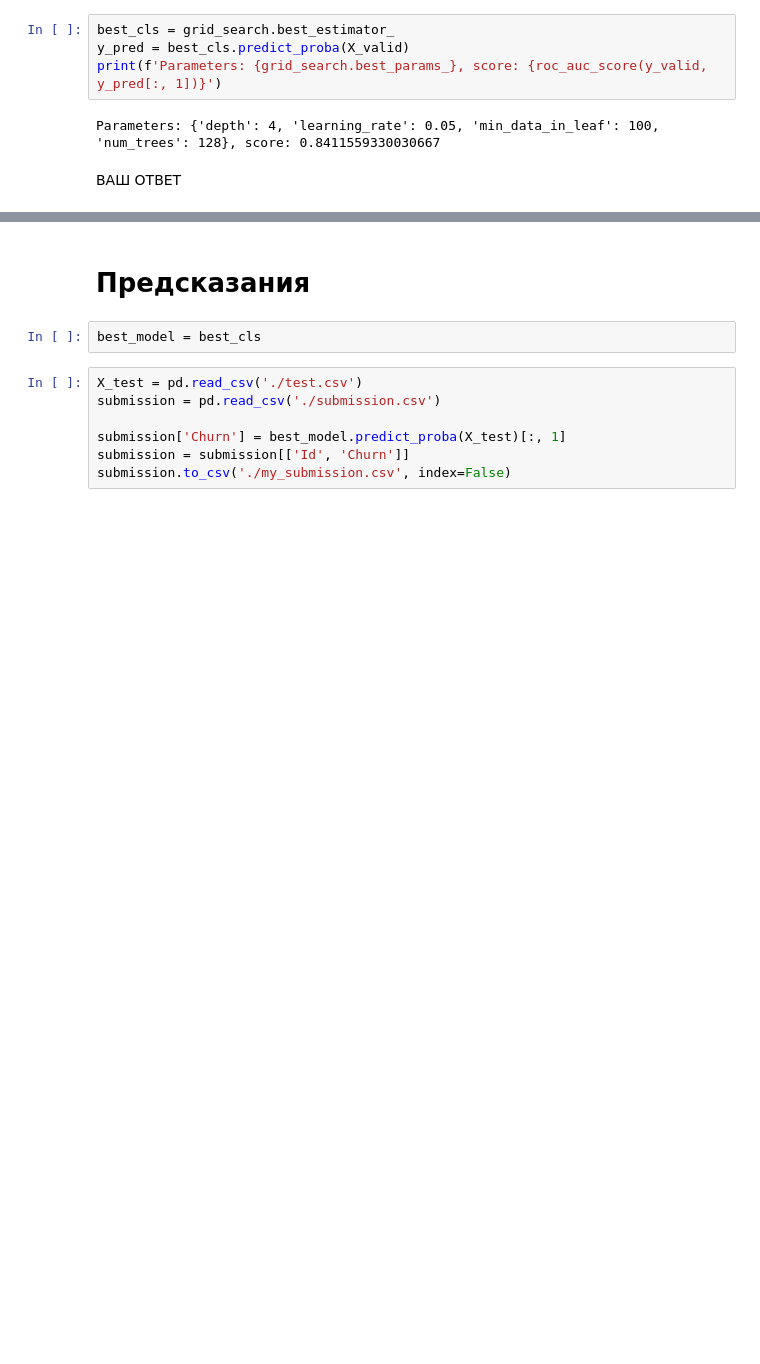
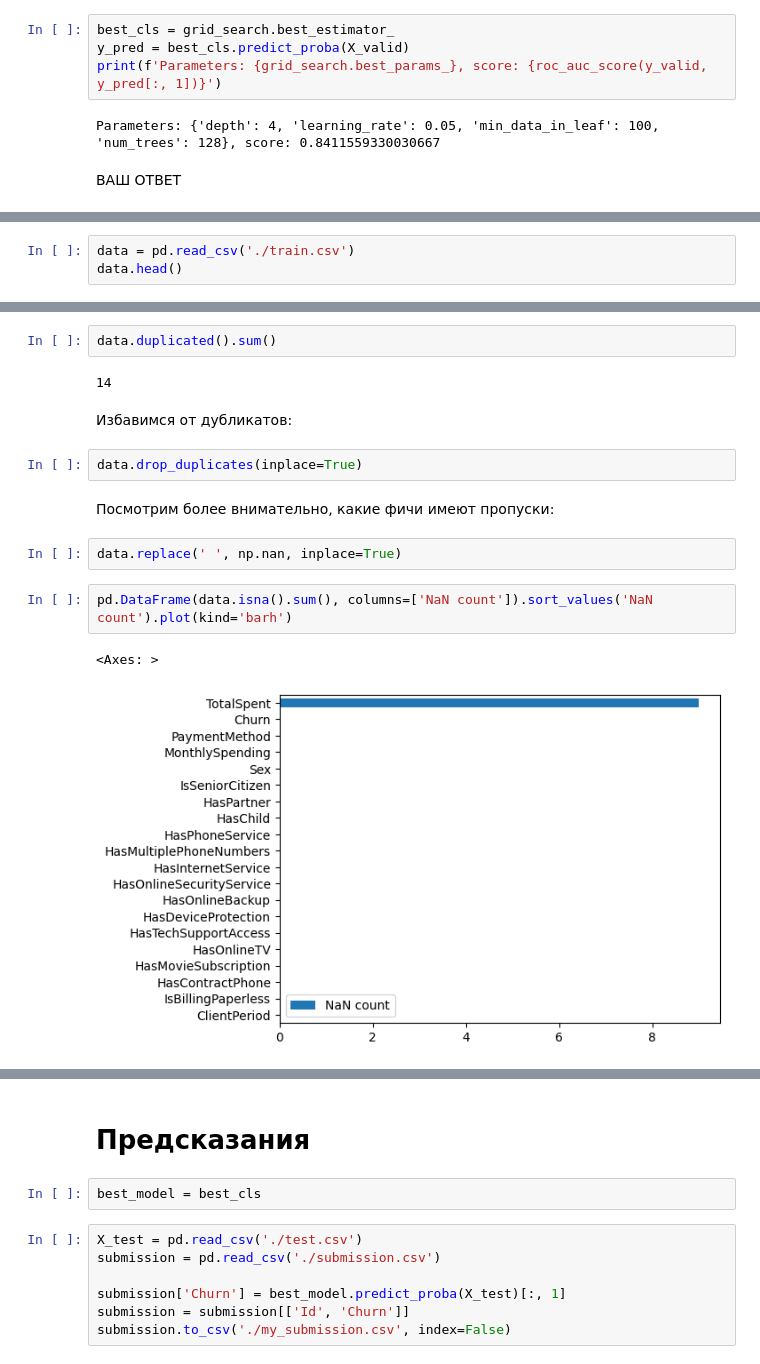
Before and after one commit to smirnovlad/DLS-fall, a Jupyter notebook: sem_03/hw/hw_kaggle.ipynb, the cells around one changed output, grey strips where cells are left out. Drawn from its saved outputs; the diff is of its cells as text; blank space fills up the shorter version.

Commit message:
data cleaning is uupgraded

```diff
--- a/sem_03/hw/hw_kaggle.ipynb
+++ b/sem_03/hw/hw_kaggle.ipynb
@@ -470,0 +473,3 @@ Parameters: {'depth': 4, 'learning_rate': 0.05, 'min_data_in_leaf': 100, 'num_tr
+# %%
+data = pd.read_csv('./train.csv')
+data.head()
@@ -470,0 +485,17 @@ Parameters: {'depth': 4, 'learning_rate': 0.05, 'min_data_in_leaf': 100, 'num_tr
+# %%
+data.duplicated().sum()
+# %% [output]
+14
+# %% [markdown]
+Избавимся от дубликатов:
+# %%
+data.drop_duplicates(inplace=True)
+# %% [markdown]
+Посмотрим более внимательно, какие фичи имеют пропуски:
+# %%
+data.replace(' ', np.nan, inplace=True)
+# %%
+pd.DataFrame(data.isna().sum(), columns=['NaN count']).sort_values('NaN count').plot(kind='barh')
+# %% [output]
+<Axes: >
+[figure, added]
```
Also changed, not shown: parts of 17 cells of this notebook.
